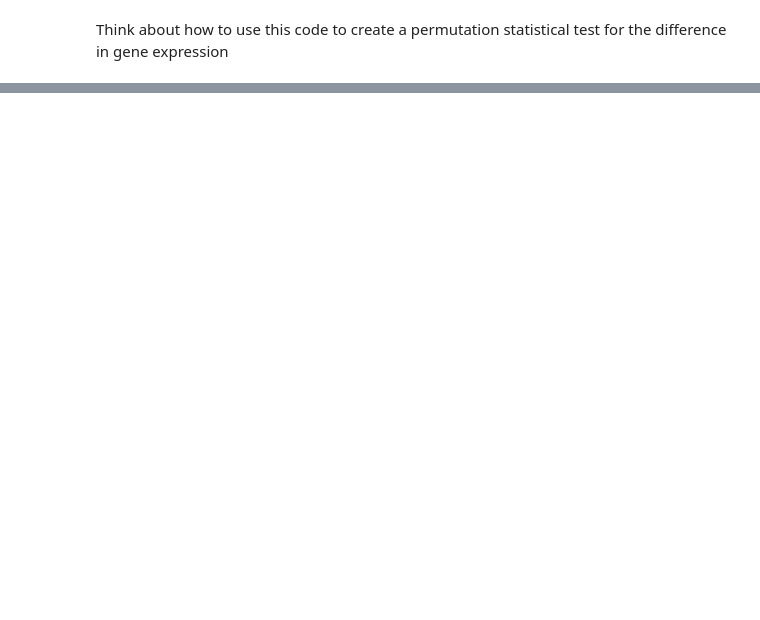
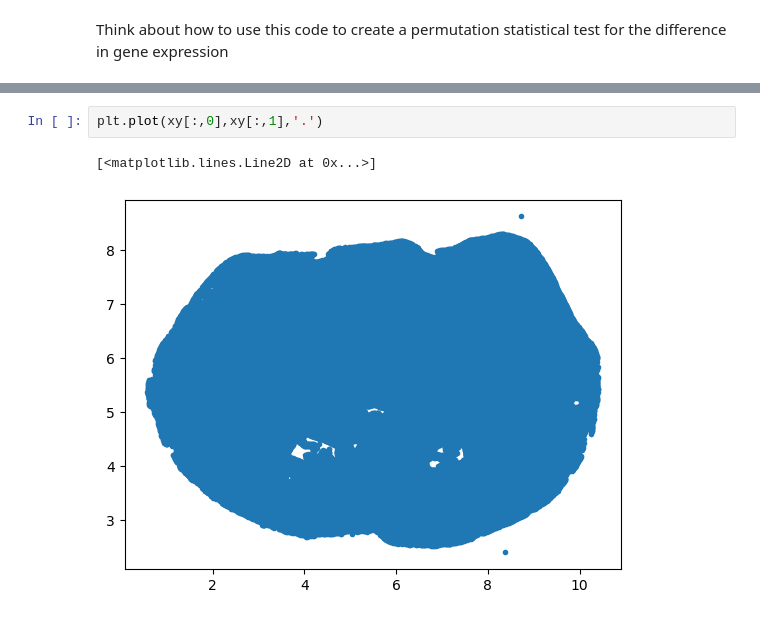
Before and after one commit to rwollman/Chem269-2023, a Jupyter notebook: Notebooks/06_Assignments.ipynb, the cells around one changed output, grey strips where cells are left out. Cells and saved outputs as stored; diff of their text form; blank space fills up the shorter version.

```diff
--- a/Notebooks/06_Assignments.ipynb
+++ b/Notebooks/06_Assignments.ipynb
@@ -75,0 +91,5 @@ Think about how to use this code to create a permutation statistical test for th
+# %%
+plt.plot(xy[:,0],xy[:,1],'.')
+# %% [output]
+[<matplotlib.lines.Line2D at 0x...>]
+[figure, added]
```
Also changed, not shown: parts of 9 cells of this notebook.
